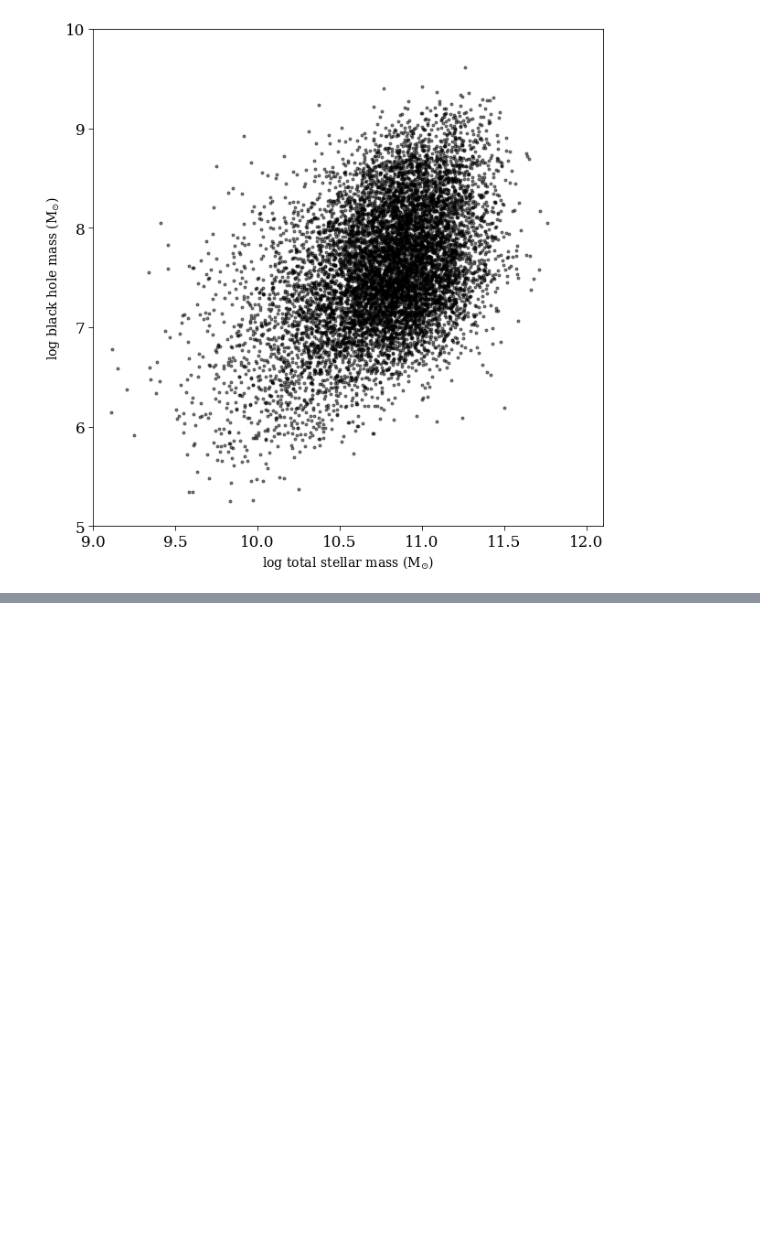
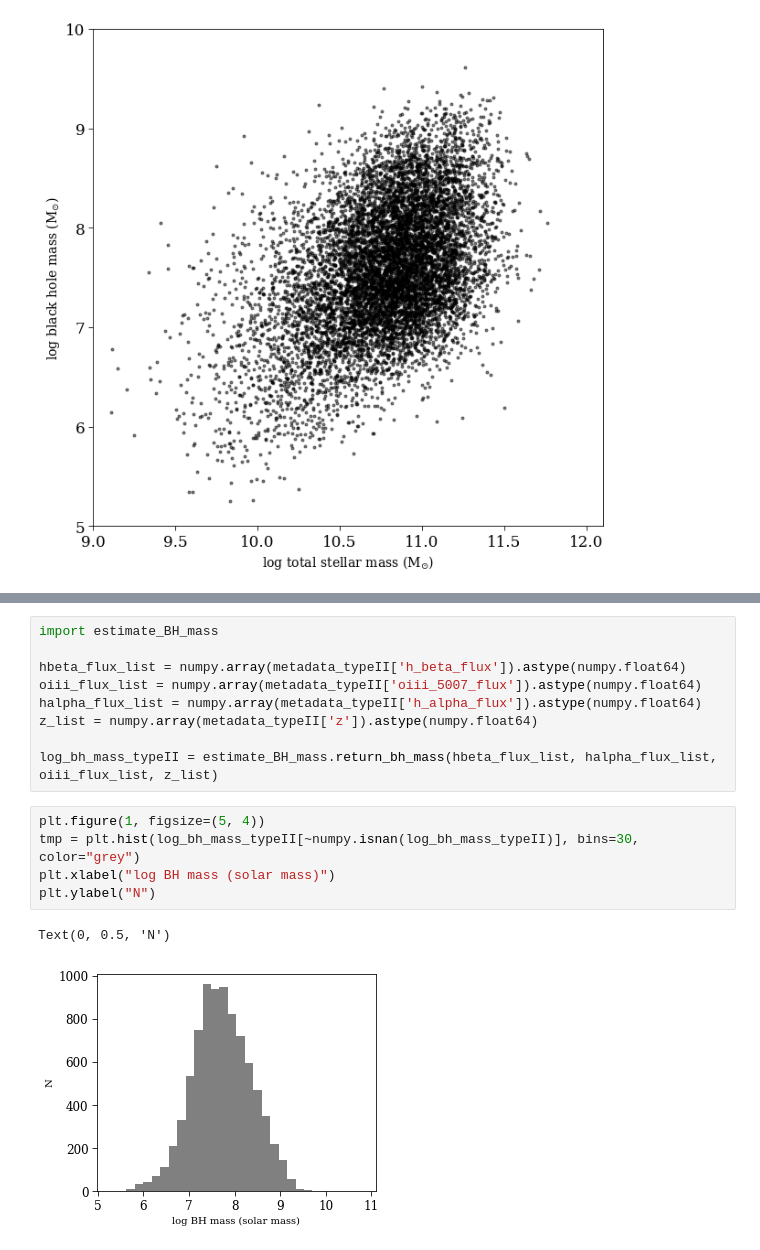
Before and after one commit to dalya/BH_mass_estimation_typeII_AGN, a Jupyter notebook: explore_data.ipynb, the cells around one changed output, grey strips where cells are left out. Cells and saved outputs as stored; diff of their text form; blank space fills up the shorter version.

```diff
--- a/explore_data.ipynb
+++ b/explore_data.ipynb
@@ -915,0 +919,17 @@ plt.xlim(9.0, 12.1)
+# %%
+import estimate_BH_mass
+
+hbeta_flux_list = numpy.array(metadata_typeII['h_beta_flux']).astype(numpy.float64)
+oiii_flux_list = numpy.array(metadata_typeII['oiii_5007_flux']).astype(numpy.float64)
+halpha_flux_list = numpy.array(metadata_typeII['h_alpha_flux']).astype(numpy.float64)
+z_list = numpy.array(metadata_typeII['z']).astype(numpy.float64)
+
+log_bh_mass_typeII = estimate_BH_mass.return_bh_mass(hbeta_flux_list, halpha_flux_list, oiii_flux_list, z_list)
+# %%
+plt.figure(1, figsize=(5, 4))
+tmp = plt.hist(log_bh_mass_typeII[~numpy.isnan(log_bh_mass_typeII)], bins=30, color="grey")
+plt.xlabel("log BH mass (solar mass)")
+plt.ylabel("N")
+# %% [output]
+Text(0, 0.5, 'N')
+[figure, added]
```
Also changed, not shown: parts of 1 cell of this notebook, 1 other file.
